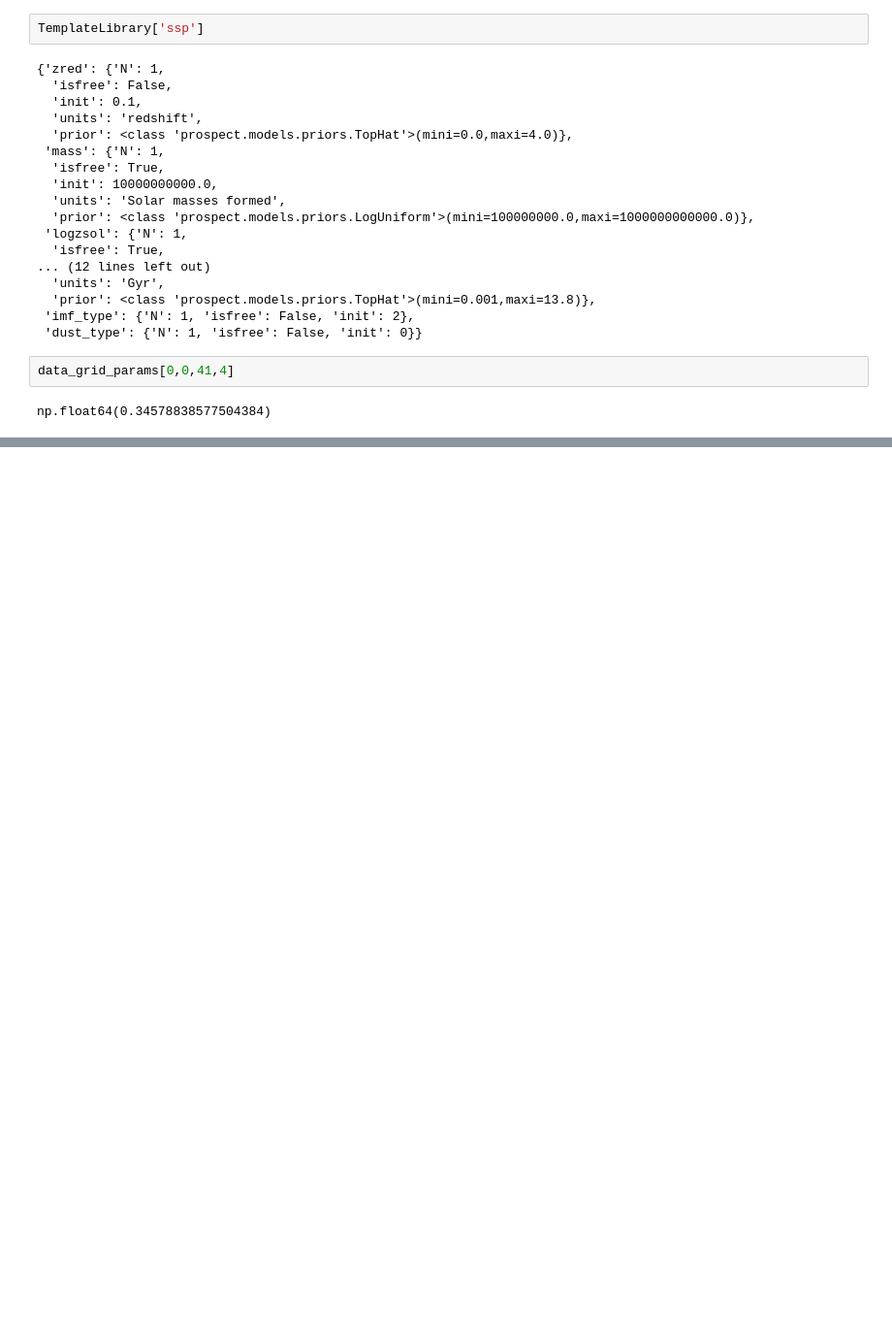
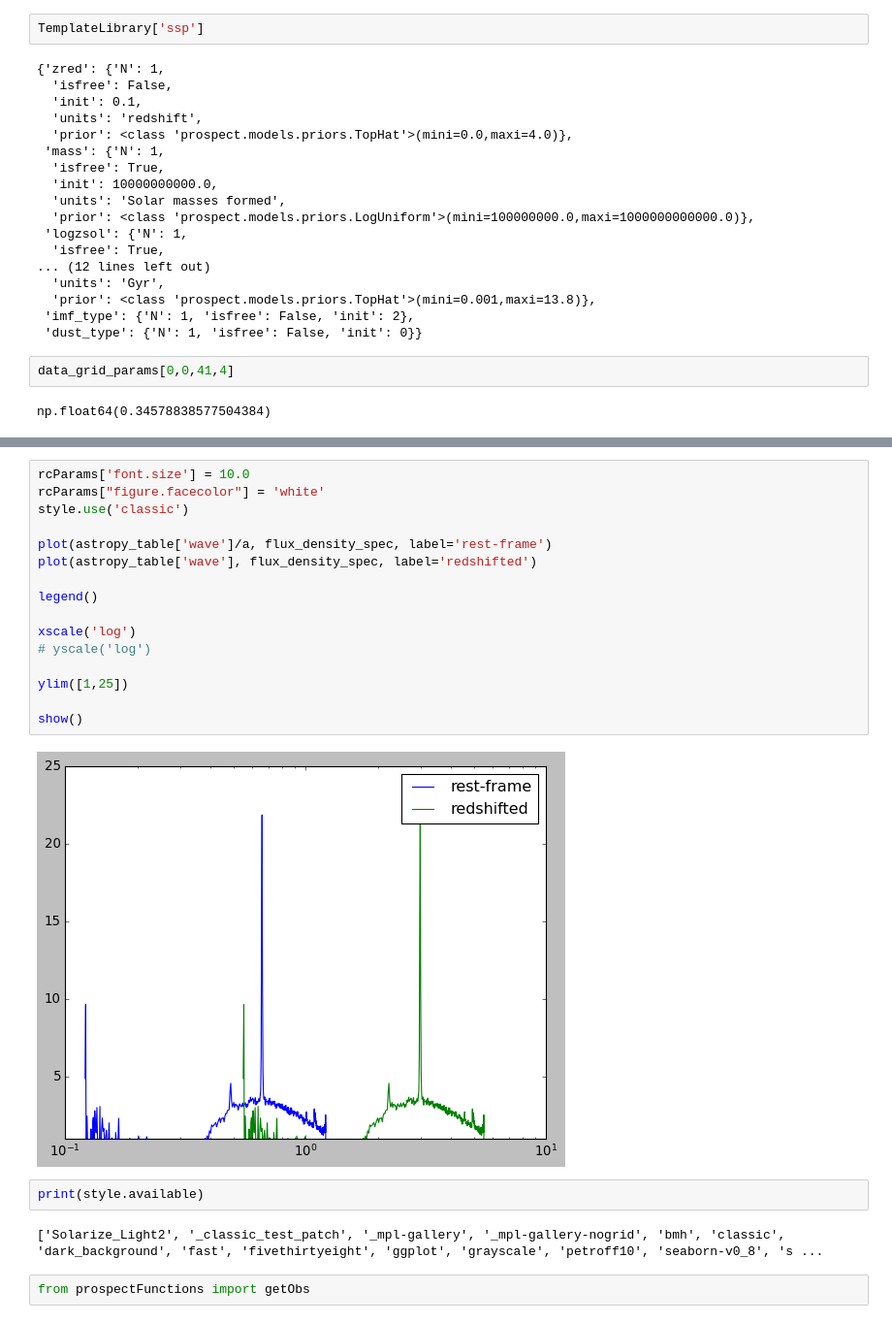
Before and after one commit to sem635NAU/REU, a Jupyter notebook: Notebooks/Notebook_7_3_2.ipynb, the cells around one changed output, grey strips where cells are left out. Shown at 97% size. Drawn from its saved outputs; the diff is of its cells as text; blank space fills up the shorter version.

```diff
--- a/Notebooks/Notebook_7_3_2.ipynb
+++ b/Notebooks/Notebook_7_3_2.ipynb
@@ -364,0 +401,24 @@ np.float64(0.34578838577504384)
+# %%
+rcParams['font.size'] = 10.0
+rcParams["figure.facecolor"] = 'white'
+style.use('classic')
+
+plot(astropy_table['wave']/a, flux_density_spec, label='rest-frame')
+plot(astropy_table['wave'], flux_density_spec, label='redshifted')
+
+legend()
+
+xscale('log')
+# yscale('log')
+
+ylim([1,25])
+
+show()
+# %% [output]
+[figure, added]
+# %%
+print(style.available)
+# %% [output]
+['Solarize_Light2', '_classic_test_patch', '_mpl-gallery', '_mpl-gallery-nogrid', 'bmh', 'classic', 'dark_background', 'fast', 'fivethirtyeight', 'ggplot', 'grayscale', 'petroff10', 'seaborn-v0_8', 's ...
+# %%
+from prospectFunctions import getObs
```
Also changed, not shown: parts of 4 cells of this notebook, 7 other files.
